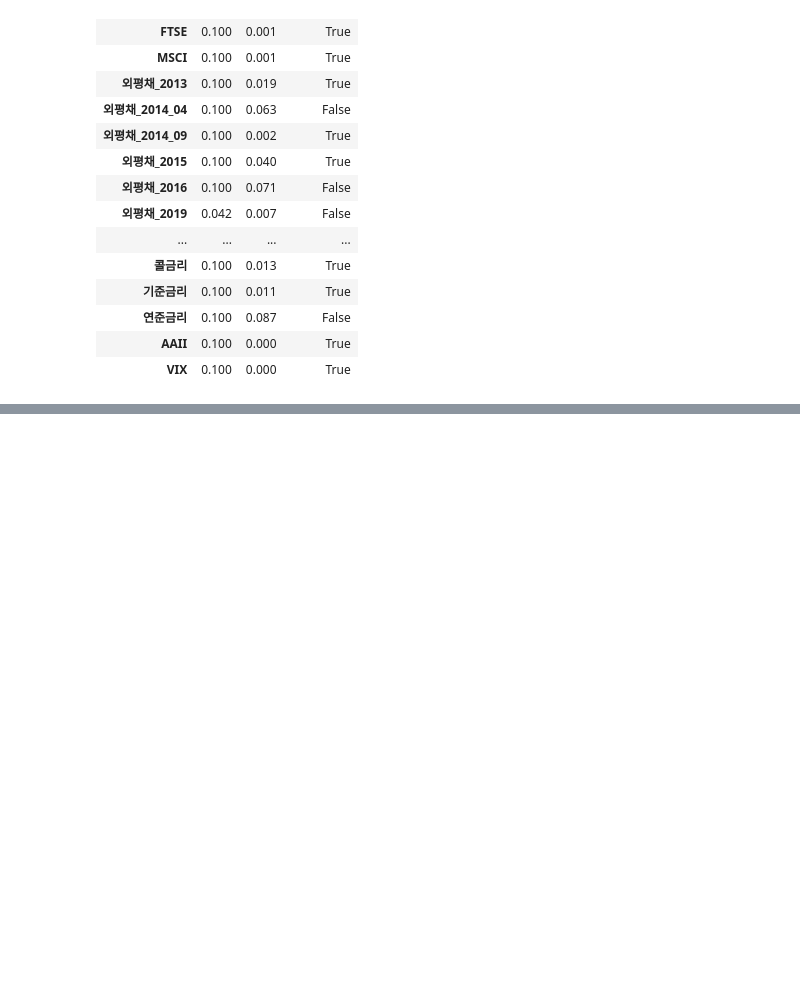
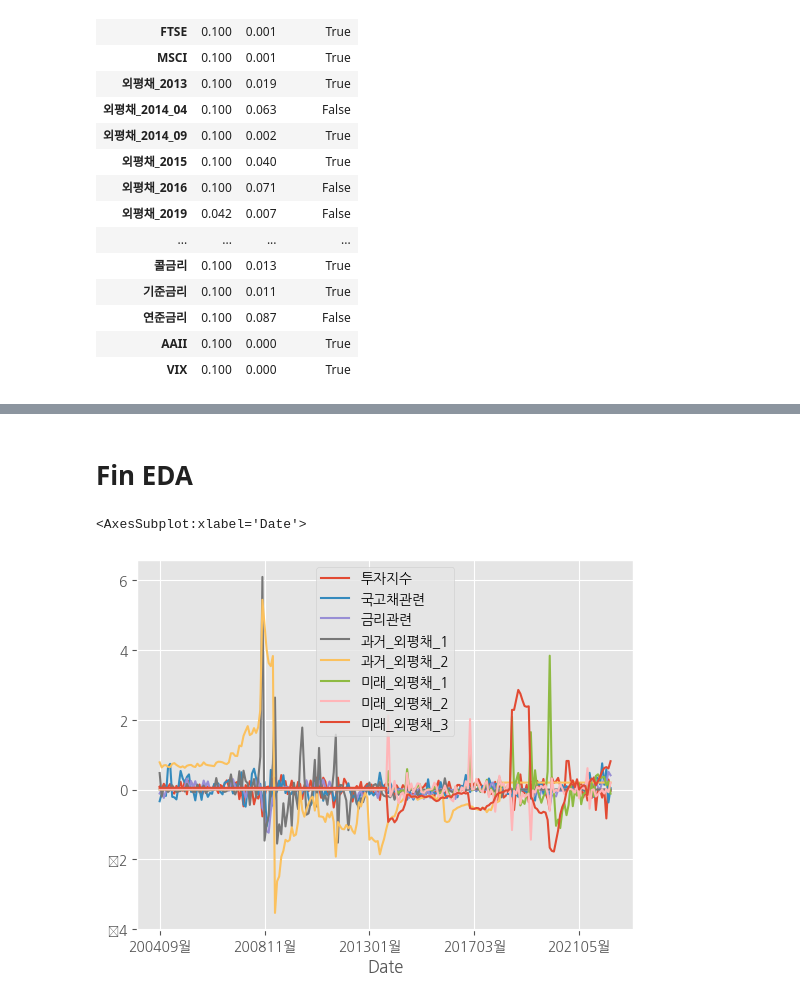
Before and after one commit to paragonyun/Deepconomics, a Jupyter notebook: main.ipynb, the cells around one changed output, grey strips where cells are left out. Drawn from its saved outputs; the diff is of its cells as text; code cells hidden in the pictures; blank space fills up the shorter version.

```diff
--- a/main.ipynb
+++ b/main.ipynb
@@ -172,0 +347,8 @@ p_value_df_diff12
+# %%
+'''
+과거_외평채2와 미래외평채 3을 제외하고는 모두 정상성을 충족시키지 못함
+차분과 Yeo-Johnson 변환 실시
+'''
+out_lst, p_vales_df = check_stationality(pca_X_train)
+
+p_vales_df
@@ -172,0 +366,4 @@ p_value_df_diff12
+# %%
+diff_df_pca = diff(pca_X_train, out_lst, lag=1)
+out_lst, p_value_diff_pca_df = check_stationality(diff_df_pca)
+p_value_diff_pca_df
@@ -172,0 +403,7 @@ p_value_df_diff12
+# %% [markdown]
+# Fin EDA
+# %%
+diff_df_pca.plot()
+# %% [output]
+<AxesSubplot:xlabel='Date'>
+[figure, added]
```
Also changed, not shown: parts of 22 cells of this notebook.
